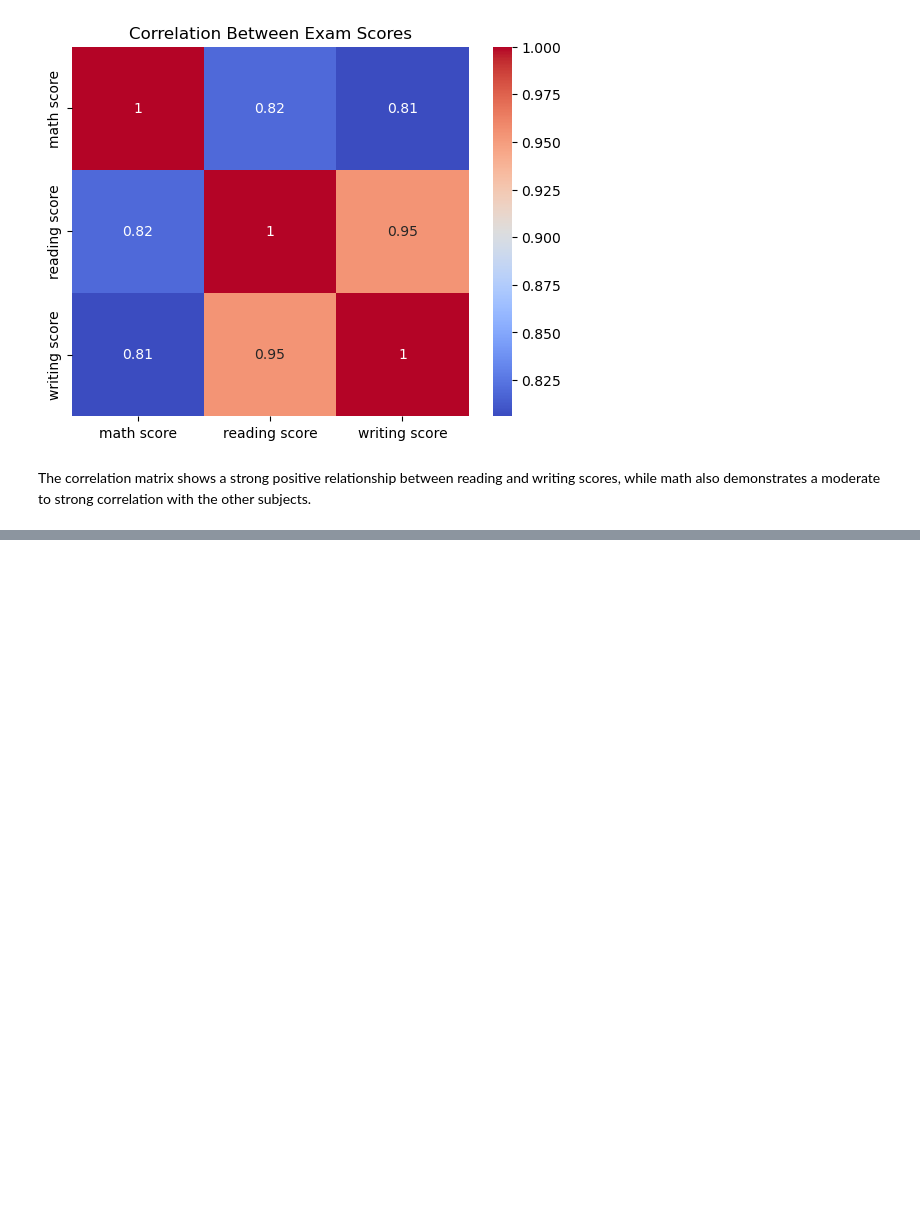
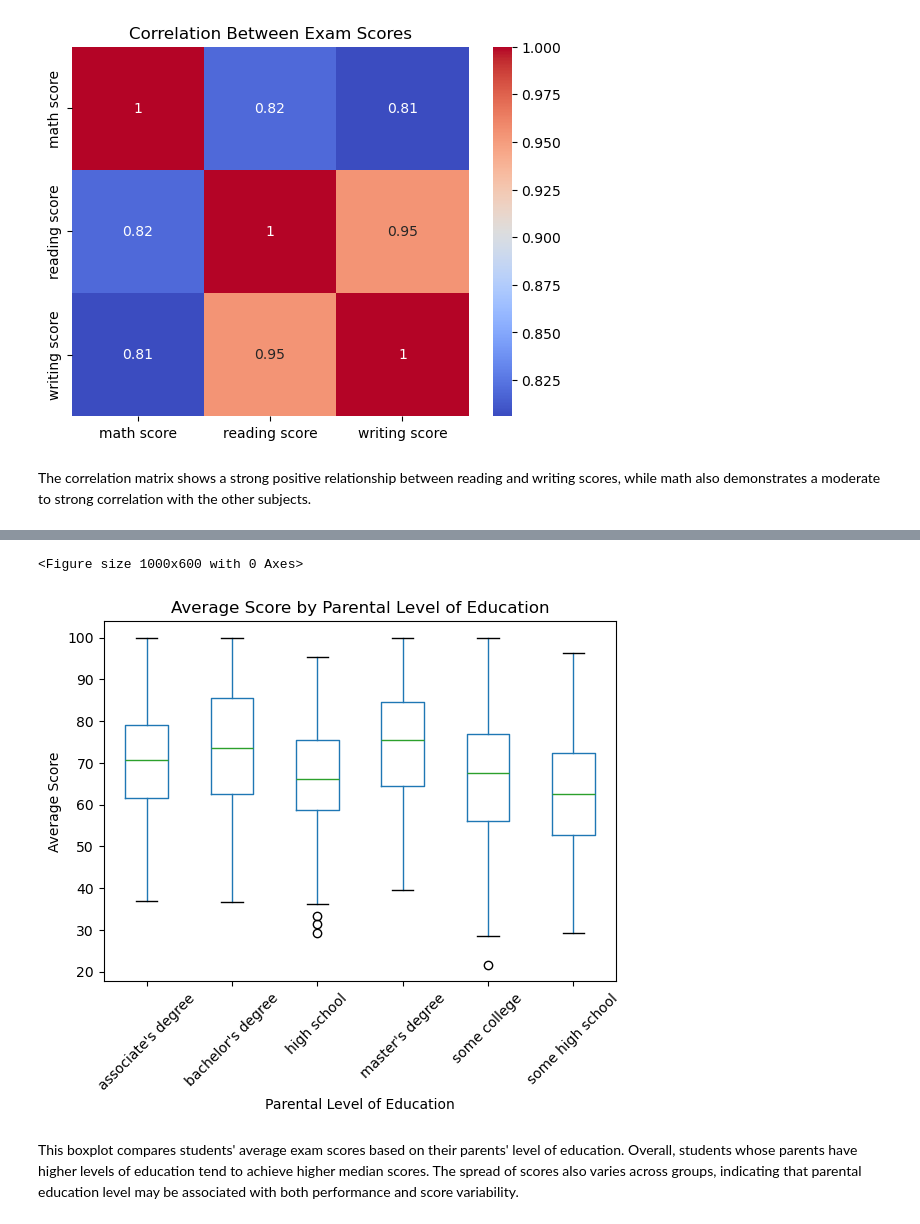
Before and after one commit to Amiralious/student-scores-analysis, a Jupyter notebook: analysis.ipynb, the cells around one changed output, grey strips where cells are left out. Drawn from its saved outputs; the diff is of its cells as text; code cells hidden in the pictures; blank space fills up the shorter version.

Commit message:
Add analysis by parental education level

```diff
--- a/analysis.ipynb
+++ b/analysis.ipynb
@@ -219,0 +233,24 @@ while math also demonstrates a moderate to strong correlation with the other sub
+# %%
+import matplotlib.pyplot as plt
+
+plt.figure(figsize=(10, 6))
+df.boxplot(
+    column="average_score",
+    by="parental level of education",
+    grid=False
+)
+
+plt.title("Average Score by Parental Level of Education")
+plt.suptitle("")
+plt.xlabel("Parental Level of Education")
+plt.ylabel("Average Score")
+plt.xticks(rotation=45)
+plt.show()
+# %% [output]
+<Figure size 1000x600 with 0 Axes>
+[figure, added]
+# %% [markdown]
+This boxplot compares students' average exam scores based on their parents' level of education.
+Overall, students whose parents have higher levels of education tend to achieve higher median scores.
+The spread of scores also varies across groups, indicating that parental education level may be
+associated with both performance and score variability.
```
Also changed, not shown: parts of 2 cells of this notebook.
